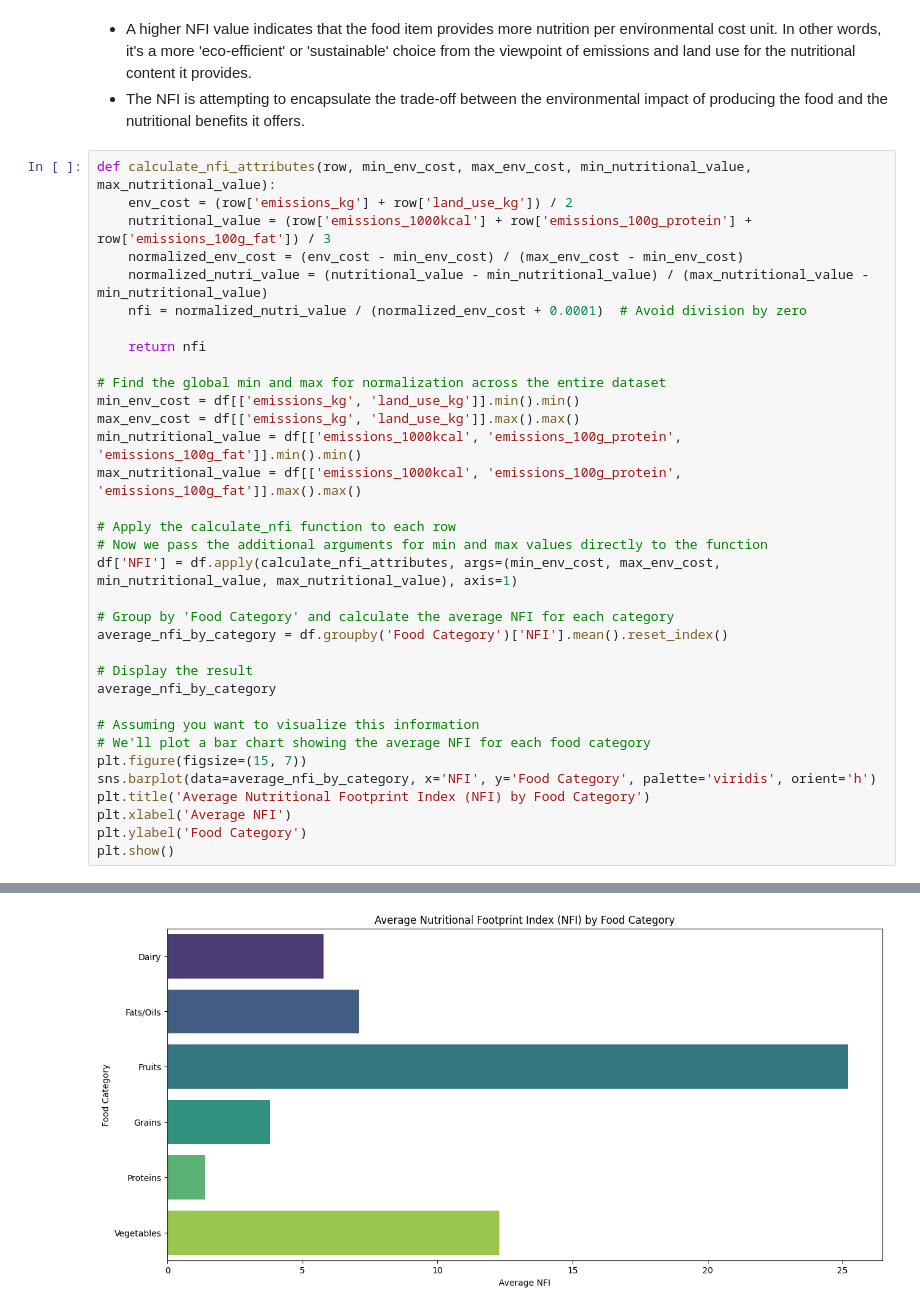
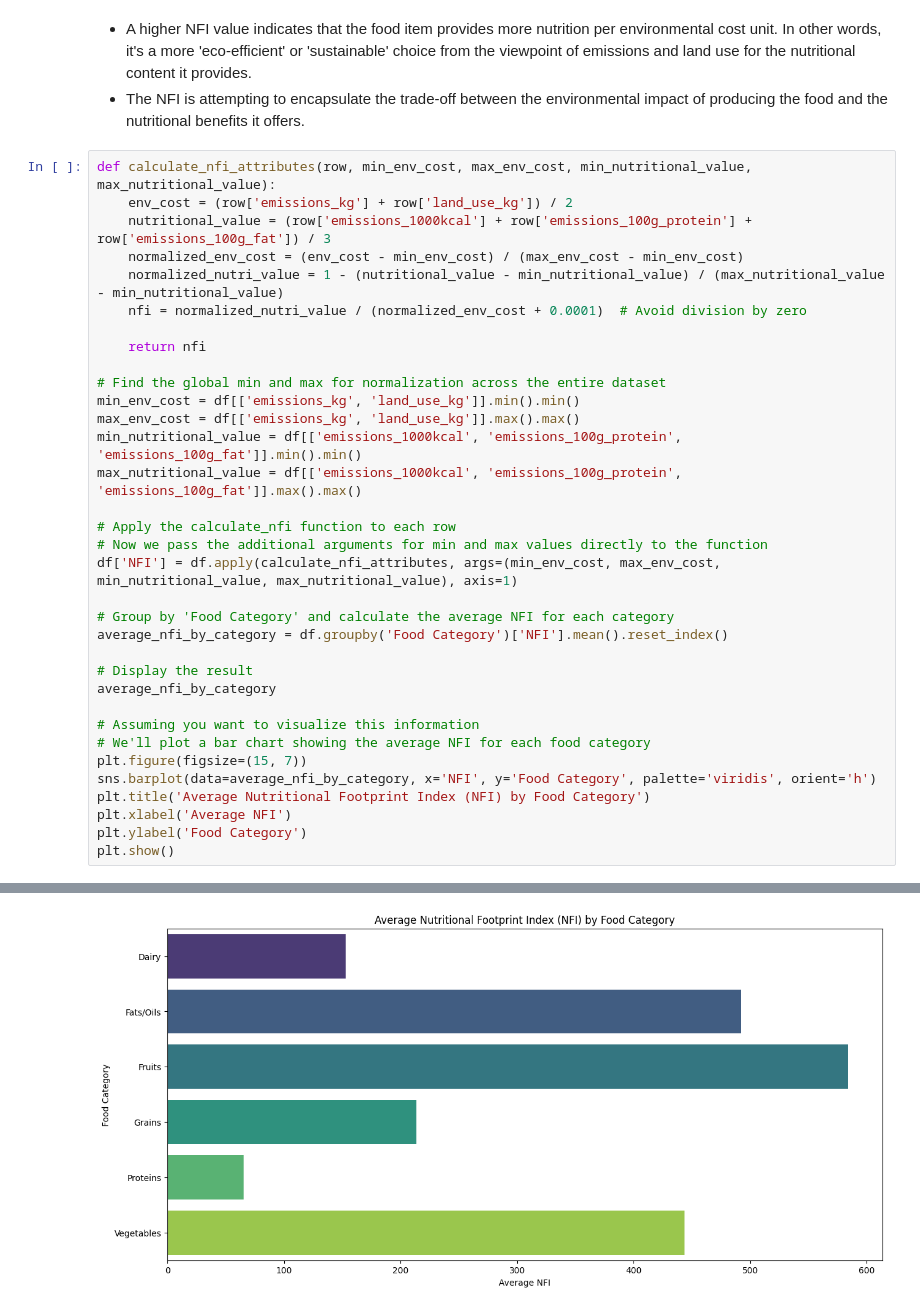
Before and after one commit to jld224/BananaIndex, a Jupyter notebook: BananaIndex.ipynb, the cells around one changed output, grey strips where cells are left out. Drawn from its saved outputs; the diff is of its cells as text.

```diff
--- a/BananaIndex.ipynb
+++ b/BananaIndex.ipynb
@@ -507,7 +471,7 @@ def calculate_nfi_attributes(row, min_env_cost, max_env_cost, min_nutritional_va
     env_cost = (row['emissions_kg'] + row['land_use_kg']) / 2
     nutritional_value = (row['emissions_1000kcal'] + row['emissions_100g_protein'] + row['emissions_100g_fat']) / 3
     normalized_env_cost = (env_cost - min_env_cost) / (max_env_cost - min_env_cost)
-    normalized_nutri_value = (nutritional_value - min_nutritional_value) / (max_nutritional_value - min_nutritional_value)
+    normalized_nutri_value = 1 - (nutritional_value - min_nutritional_value) / (max_nutritional_value - min_nutritional_value)
     nfi = normalized_nutri_value / (normalized_env_cost + 0.0001)  # Avoid division by zero
 
     return nfi
@@ -543,4 +504,4 @@ Passing `palette` without assigning `hue` is deprecated and will be removed in v
-[figure, old version]
+[figure, new version]
 # %%
 # Sort and display the top 50 (or fewer) items by NFI score within each food category
 food_categories = df['Food Category'].unique()  # Extract unique food categories
```
Also changed, not shown: parts of 10 cells of this notebook, 1 other file.
